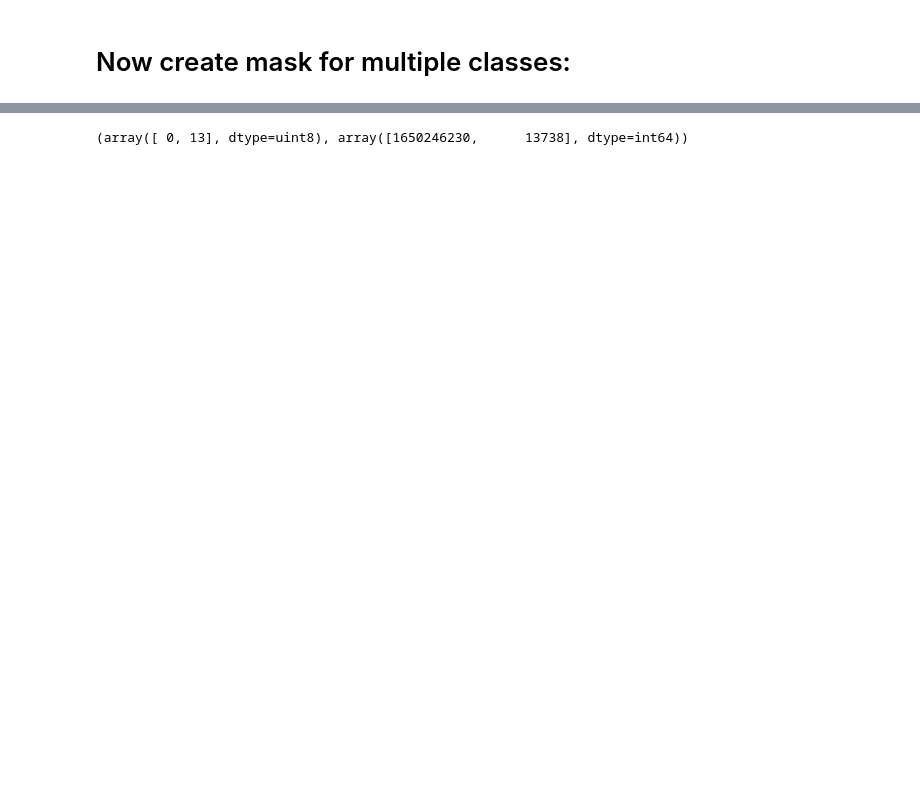
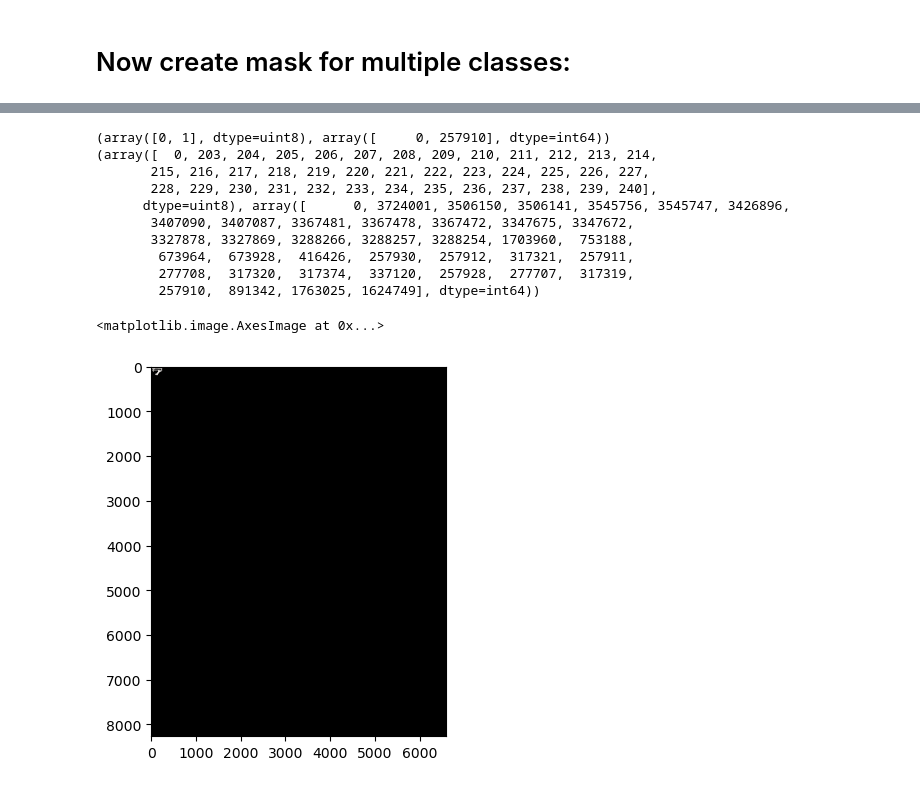
Before and after one commit to Wirtz-Lab/wsi_analysis, a Jupyter notebook: kevin/kevin_training.ipynb, the cells around one changed output, grey strips where cells are left out. Saved outputs shown, nothing was run; the diff lists cells and outputs as text; code cells hidden in the pictures; blank space fills up the shorter version.

```diff
--- a/kevin/kevin_training.ipynb
+++ b/kevin/kevin_training.ipynb
@@ -198,4 +176,76 @@ array([[0, 0, 0, ..., 0, 0, 0],
-# %%
-np.unique(ra,return_counts = True)
-# %% [output]
-(array([ 0, 13], dtype=uint8), array([1650246230,      13738], dtype=int64))
+# %%
+#for image:
+slide = openslide.open_slide(r'\\fatherserverdw\kyuex\clue images\2022-06-07 13.18.40.ndpi')
+target_level = slide.get_best_level_for_downsample(10)
+target_dim = slide.level_dimensions[target_level]
+image = slide.read_region(location=(0,0),level=target_level,size=target_dim)
+imagearr = np.array(image)
+imagearr = imagearr[:,:,:3]
+
+xx = coord_df_1.iloc[0,1].astype("int")
+yy = coord_df_1.iloc[0,2].astype("int")
+xy = list(zip(xx,yy))
+contours = np.array(xy)
+rgb_dim = (max(xx),max(yy))
+blank = np.zeros(rgb_dim, dtype = np.uint8)
+class_number = coord_df_1.ClassNames.values[0]
+contours = contours.astype('uint8')
+mask = cv2.fillPoly(blank, pts=[contours.astype(int)], color=(int(class_number)+1))
+maskarr = np.array(mask)
+
+masktmp = maskarr== class_number+1
+masktmp = np.repeat(masktmp[:,:,np.newaxis],3,axis=2)
+masktmp = masktmp.astype(np.uint8) #boolean
+print(np.unique(masktmp,return_index = True)) # all 1, FIX!
+
+imagearr = cv2.resize(imagearr,np.array([int(masktmp.shape[1]),int(masktmp.shape[0])]),interpolation=cv2.INTER_NEAREST)
+# print(np.unique(imagearr,return_index = True)) #this one is expected, don't have to fix.
+final_image = np.multiply(imagearr,masktmp)
+print(np.unique(final_image,return_index = True))
+plt.imshow(final_image)
+# [x_crop,y_crop] = np.where(final_image[:,:,0]>0)
+# cropped_final_image = final_image[np.min(y_crop):np.max(y_crop),np.min(x_crop):np.max(x_crop)]
+# cropped_final_image = cropped_final_image[:,:,::-1]
+# cv2.imwrite(r"\\fatherserverdw\Kevin\multiple_class\\" + "final_image" + str(idx) + ".jpg",cropped_final_image)
+
+
+
+
+
+
+#for mask and resize:
+# for idx, row in coord_df_1.iterrows():
+#     xx = row.X.astype('int')
+#     yy = row.Y.astype('int')
+#     rgb_dim = (int(max(xx)),int(max(yy)))
+#     blank = np.zeros(rgb_dim, dtype = np.uint8)
+#     xy = list(zip(xx-min(xx),yy-min(yy)))
+#     contours = np.array(xy)
+#     class_number = coord_df_1.ClassNames.values[idx]
+#     mask = cv2.fillPoly(blank, pts=[contours.astype(int)], color=(int(class_number)))
+#     #rescale factor to resize
+#     rsf = [x/y for x,y in zip(rgb_dim,target_dim)]
+#     mask_resized = cv2.resize(mask,[_//round(rsf[0]) for _ in mask.shape],interpolation=cv2.INTER_NEAREST)
+#     maskarr = np.array(mask_resized)
+#     masktmp = maskarr== class_number #boolean
+#     masktmp = np.repeat(masktmp[:,:,np.newaxis],3,axis=2)
+#     masktmp = masktmp.astype(np.uint8)
+#     imagearr = cv2.resize(imagearr,np.array([int(masktmp.shape[1]),int(masktmp.shape[0])]),interpolation=cv2.INTER_NEAREST)
+#     final_image = np.multiply(imagearr,masktmp)
+#     [x_crop,y_crop] = np.where(final_image[:,:,0]>0)
+#     cropped_final_image = final_image[np.min(y_crop):np.max(y_crop),np.min(x_crop):np.max(x_crop)]
+#     cropped_final_image = cropped_final_image[:,:,::-1]
+#     cv2.imwrite(r"\\fatherserverdw\Kevin\multiple_class\\" + "final_image" + str(idx) + ".jpg",cropped_final_image)
+# %% [output]
+(array([0, 1], dtype=uint8), array([     0, 257910], dtype=int64))
+(array([  0, 203, 204, 205, 206, 207, 208, 209, 210, 211, 212, 213, 214,
+       215, 216, 217, 218, 219, 220, 221, 222, 223, 224, 225, 226, 227,
+       228, 229, 230, 231, 232, 233, 234, 235, 236, 237, 238, 239, 240],
+      dtype=uint8), array([      0, 3724001, 3506150, 3506141, 3545756, 3545747, 3426896,
+       3407090, 3407087, 3367481, 3367478, 3367472, 3347675, 3347672,
+       3327878, 3327869, 3288266, 3288257, 3288254, 1703960,  753188,
+        673964,  673928,  416426,  257930,  257912,  317321,  257911,
+        277708,  317320,  317374,  337120,  257928,  277707,  317319,
+        257910,  891342, 1763025, 1624749], dtype=int64))
+<matplotlib.image.AxesImage at 0x...>
+[figure, added]
```
Also changed, not shown: parts of 8 cells of this notebook.
